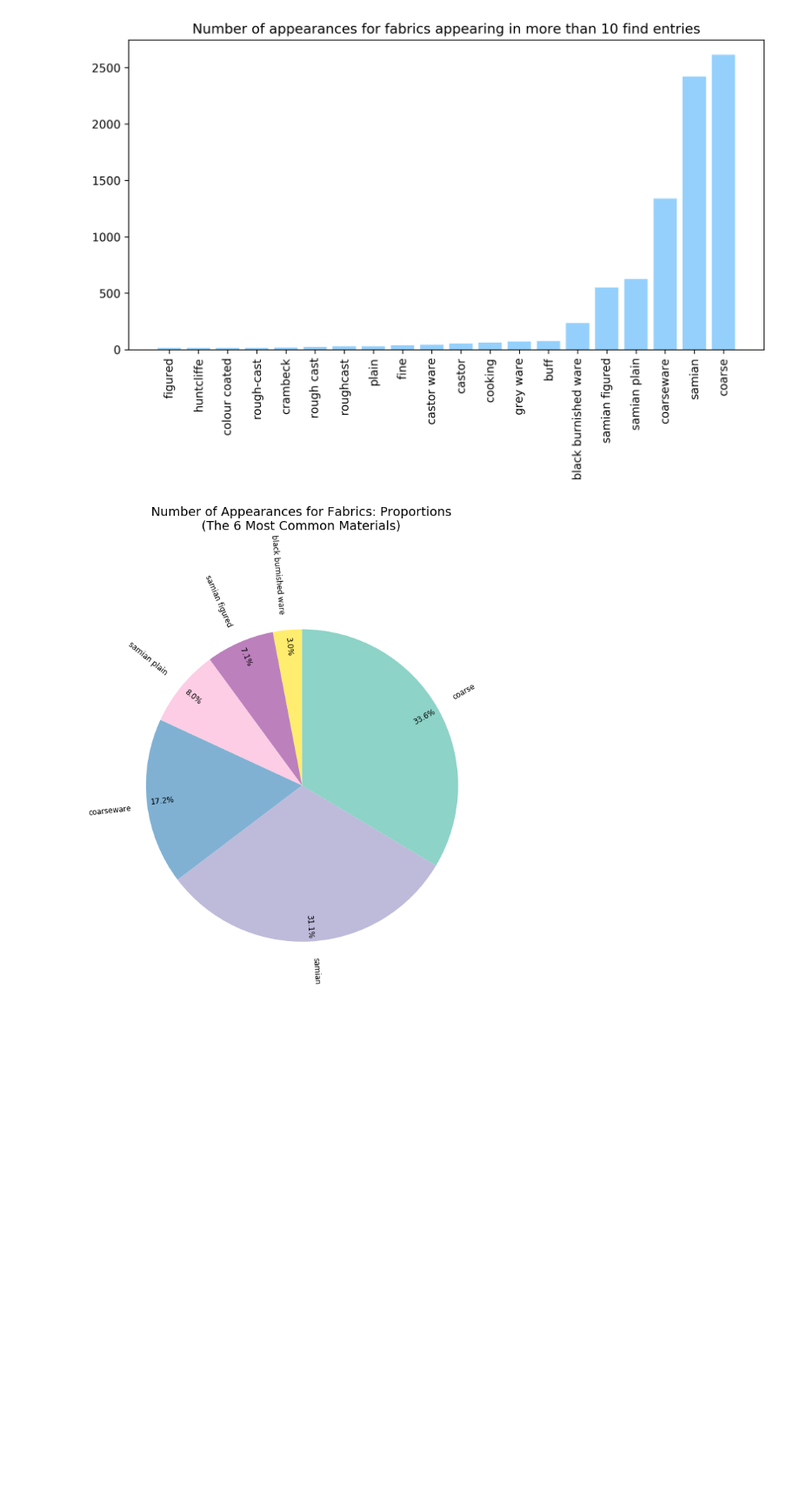
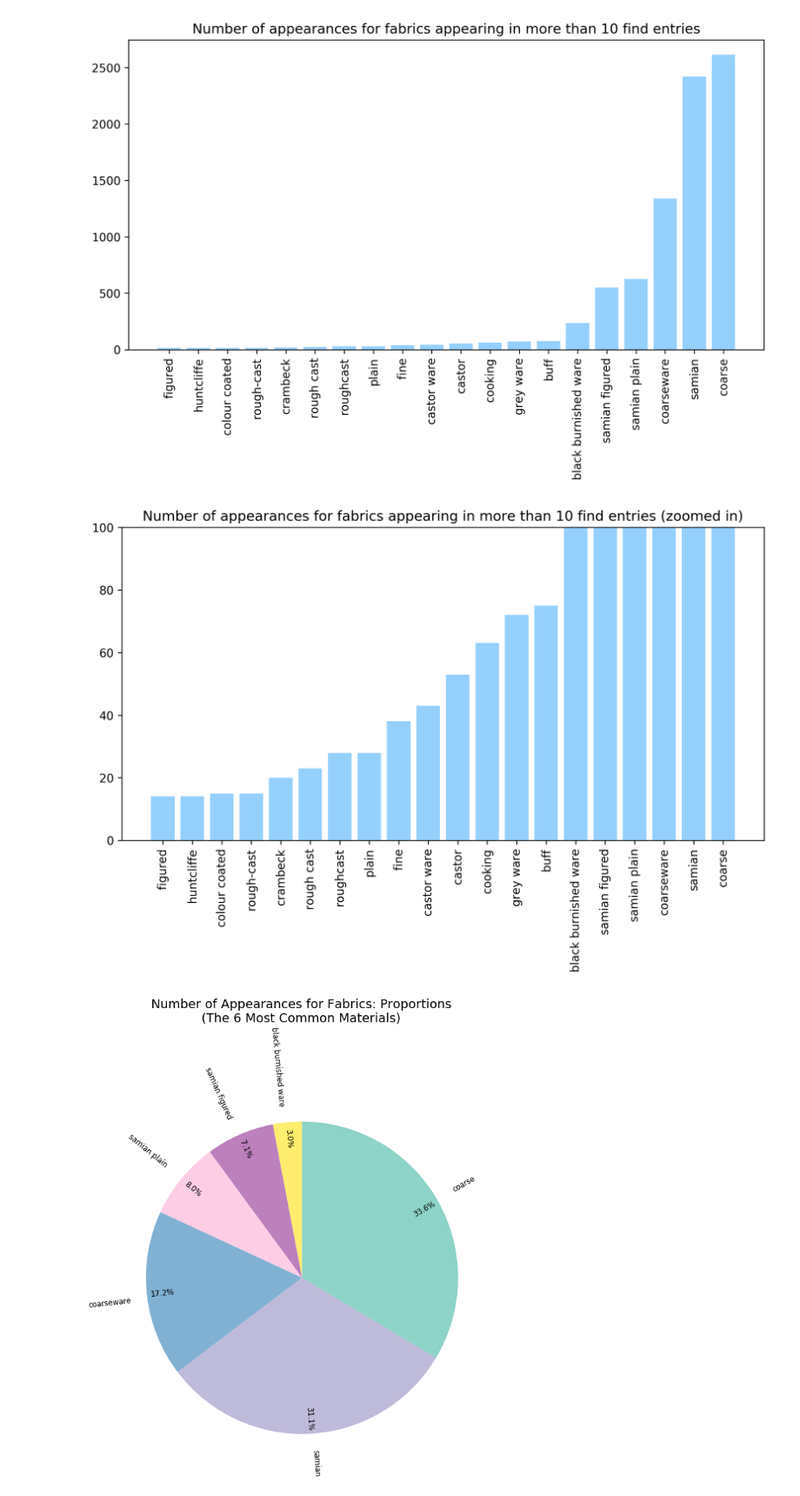
Before and after one commit to vophamhi/corbridge, a Jupyter notebook: corbridge_finds_vis_20220125.ipynb, the cells around one changed output. Shown at 87% size. Cells and saved outputs as stored; diff of their text form; code cells hidden in the pictures; blank space fills up the shorter version.

```diff
--- a/corbridge_finds_vis_20220125.ipynb
+++ b/corbridge_finds_vis_20220125.ipynb
@@ -223,6 +223,18 @@ plt.title('Number of appearances for fabrics appearing in more than %d find entr
 plt.show()
 # %% [output]
 [figure]
+# %%
+n = 10
+fabric_counts_trimmed = trim(fabric_counts, n)
+fabric_counts_plot = {k: v for k, v in sorted(fabric_counts_trimmed.items(), key=lambda item: item[1])}
+plt.figure(figsize=(10,5), dpi=300)
+plt.bar(fabric_counts_plot.keys(), fabric_counts_plot.values(), color='xkcd:light blue')
+plt.xticks(rotation=90)
+plt.ylim(0,100)
+plt.title('Number of appearances for fabrics appearing in more than %d find entries (zoomed in)' % n)
+plt.show()
+# %% [output]
+[figure, added]
 # %%
 data = fabric_counts_plot
 n = 6
```
